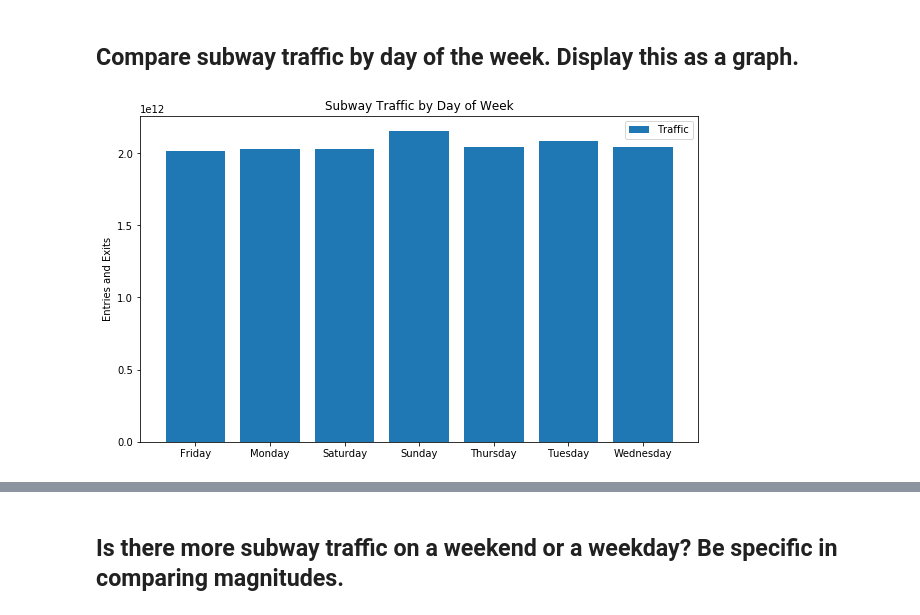
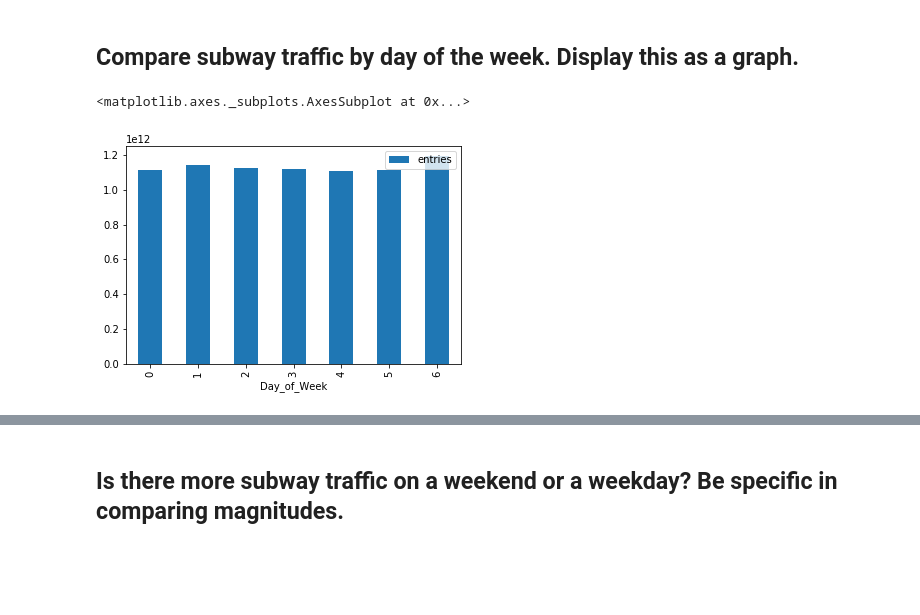
Before and after one commit to cldugan/dsc-0-03-08-understanding-pandas-series-and-dataframes-lab-online-ds-sp-000, a Jupyter notebook: index.ipynb, the cells around one changed output, grey strips where cells are left out. Cells and saved outputs as stored; diff of their text form; code cells hidden in the pictures; blank space fills up the shorter version.

```diff
--- a/index.ipynb
+++ b/index.ipynb
@@ -108,25 +108,12 @@ Index(['c/a', 'unit', 'scp', 'station', 'linename', 'division', 'date', 'time',
       dtype='object')
 # %% [markdown]
 ## Compare subway traffic by day of the week. Display this as a graph.
-# %%
-df.date = pd.to_datetime(df.date)
-df['Day_of_Week'] = df.date.dt.weekday_name
-##traffic_by_day = df[['Day_of_Week', 'entries']].groupby('Day_of_Week').sum()
-#traffic_by_day=traffic_by_day.reindex(['Sunday', 'Monday', 'Tuesday','Wednesday','Thursday','Friday','Saturday'])
-#traffic_by_day.head()
-#plt.figure(figsize=(10,6))
-#x=traffic_by_day.index
-#y=traffic_by_day['traffic']
-# Use bar() function to create a plot using above values on both x
-#plt.bar(x, y,label='Traffic')
-
-##plt.xlabel('X values - categories')
-#plt.ylabel('Entries and Exits')
-
-#plt.title('Subway Traffic by Day of Week')
-#plt.legend()
-
-# Output the final plot
-#plt.show()
-# %% [output]
-[figure, removed]
+# %%
+#df.date = pd.to_datetime(df.date)
+#df['Day_of_Week'] = df.date.dt.dayofweek
+traffic_by_day = df[['Day_of_Week', 'entries']].groupby('Day_of_Week').sum()
+traffic_by_day.plot(kind = 'bar')
+#traffic_by_day.head()
+# %% [output]
+<matplotlib.axes._subplots.AxesSubplot at 0x...>
+[figure, added]
```
Also changed, not shown: parts of 4 cells of this notebook.
